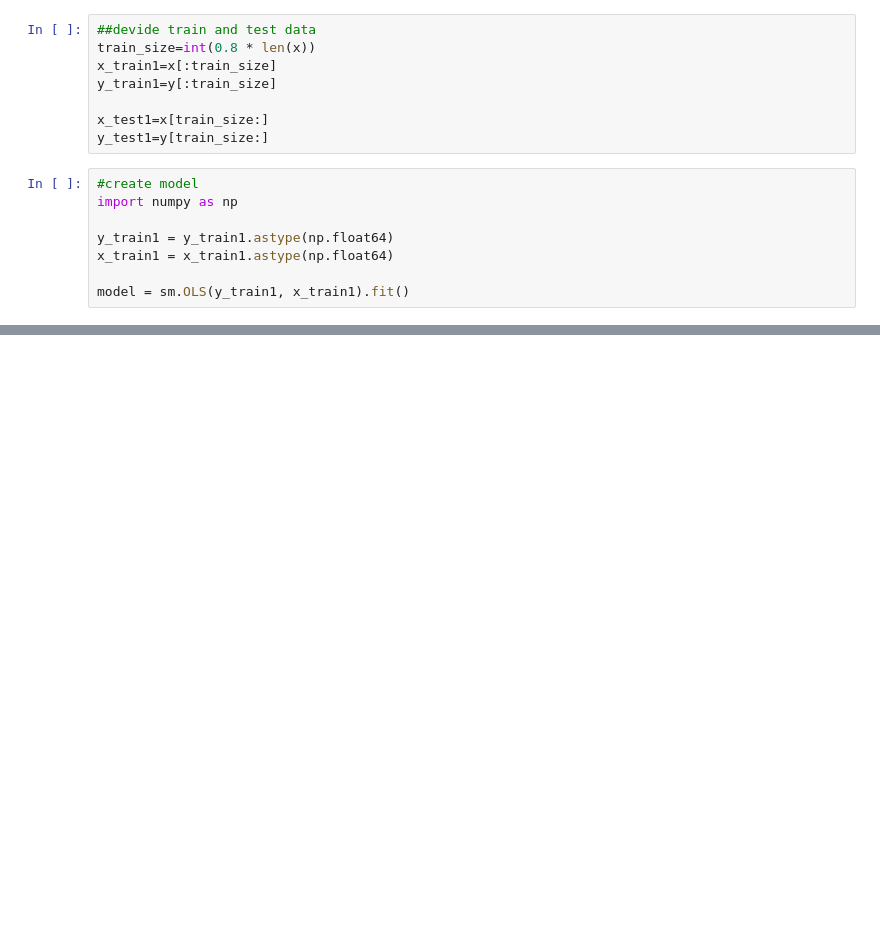
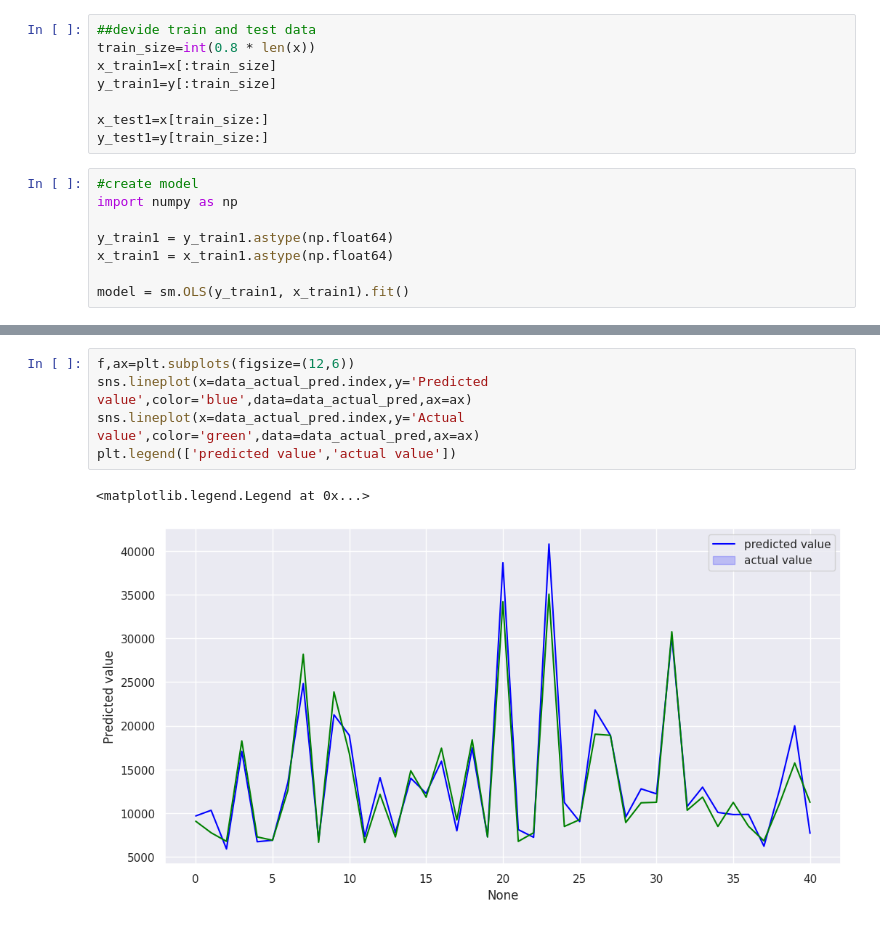
Before and after one commit to santhimaddipudi/ML_Handson, a Jupyter notebook: Statistics_for_ML.ipynb, the cells around one changed output, grey strips where cells are left out. Saved outputs shown, nothing was run; the diff lists cells and outputs as text; blank space fills up the shorter version.

```diff
--- a/Statistics_for_ML.ipynb
+++ b/Statistics_for_ML.ipynb
@@ -759,0 +760,8 @@ data_actual_pred[:5]
+# %%
+f,ax=plt.subplots(figsize=(12,6))
+sns.lineplot(x=data_actual_pred.index,y='Predicted value',color='blue',data=data_actual_pred,ax=ax)
+sns.lineplot(x=data_actual_pred.index,y='Actual value',color='green',data=data_actual_pred,ax=ax)
+plt.legend(['predicted value','actual value'])
+# %% [output]
+<matplotlib.legend.Legend at 0x...>
+[figure, added]
```
Also changed, not shown: parts of 8 cells of this notebook.
